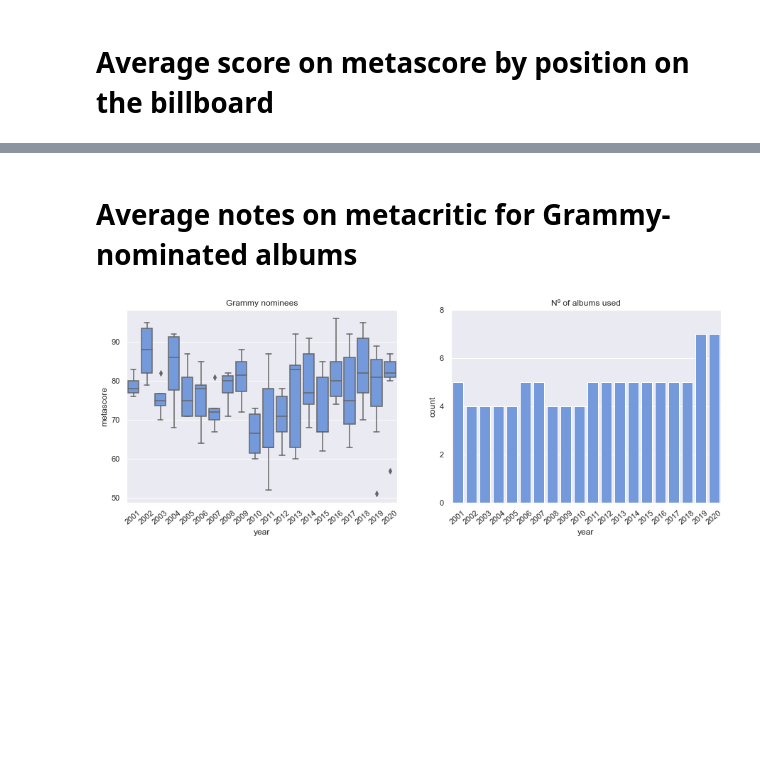
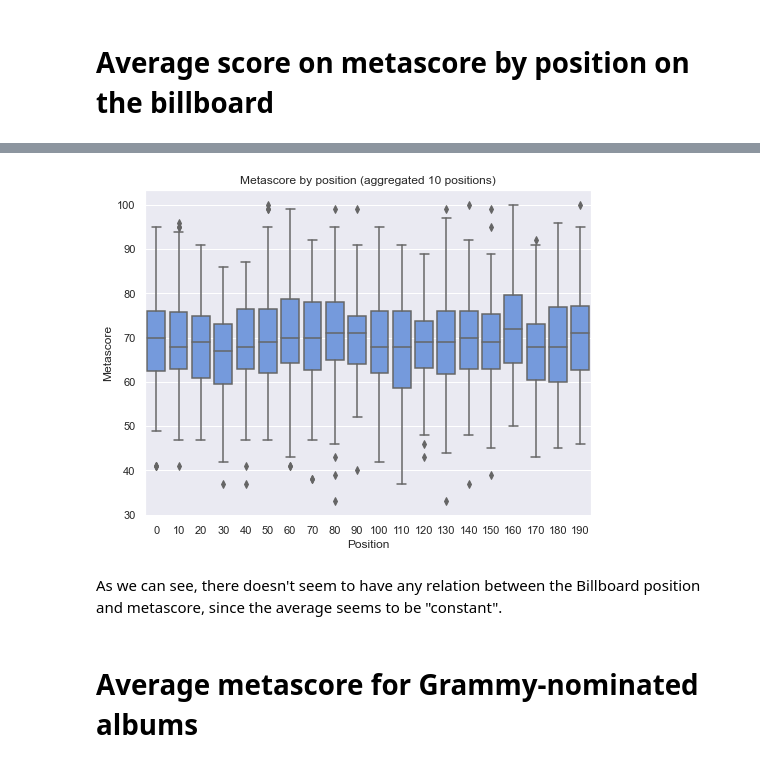
Before and after one commit to wainejr/CSB53, a Jupyter notebook: notebooks/graph_plots_joined_data.ipynb, the cells around one changed output, grey strips where cells are left out. Saved outputs shown, nothing was run; the diff lists cells and outputs as text; code cells hidden in the pictures; blank space fills up the shorter version.

```diff
--- a/notebooks/graph_plots_joined_data.ipynb
+++ b/notebooks/graph_plots_joined_data.ipynb
@@ -199,12 +271,14 @@ plt.show(fig)
 # %%
 _df_billboard = pd.DataFrame.from_dict(_all_billboard_data)
 _df_billboard = _df_billboard[["rank", "metascore"]]
-_df_rank_mean = _df_billboard.groupby(["rank"]).mean().reset_index()
-_df_rank_mean = _df_rank_mean[_df_rank_mean["rank"] <= 20]
+_df_billboard_top20 = _df_billboard[_df_billboard["rank"] <= 20]
 
-plt.rcParams['figure.figsize'] = [8, 6]
-ax = sns.barplot(x="rank", y="metascore", data=_df_rank_mean)
-ax.set_title("Metascore(average) by position - Top 20")
+# _df_rank_top20 = _df_billboard.groupby(["rank"]).mean().reset_index()
+
+fig, axes = plt.subplots(nrows=1, ncols=1)
+
+ax = sns.boxplot(x="rank", y="metascore", data=_df_billboard_top20, color="cornflowerblue", ax=axes)
+ax.set_title("Metascore by position - Top 20")
 
 plt.show(ax)
 # %% [output]
@@ -211,0 +286,12 @@ plt.show(ax)
+# %%
+_df_billboard = pd.DataFrame.from_dict(_all_billboard_data)
+_df_billboard = _df_billboard[["rank", "metascore"]]
+_df_billboard["rank_10"] = ((_df_billboard["rank"]-1) // 10) * 10
+_df_rank = _df_billboard.groupby("rank_10")
+
+_df_rank = _df_rank.agg({
+    "rank": ["min"],
+    "metascore": ["mean", "count", "min", "max"]
+})
+
+print(_df_rank)
@@ -212,5 +316,18 @@ plt.show(ax)
+# %%
+fig, axes = plt.subplots(nrows=1, ncols=1)
+
+ax = sns.boxplot(x="rank_10", y="metascore", data=_df_billboard, color="cornflowerblue")
+ax.set_title("Metascore by position (aggregated 10 positions)")
+ax.set_xlabel("Position")
+ax.set_ylabel("Metascore")
+
+plt.show(fig)
+# %% [output]
+[figure, added]
+# %% [markdown]
+As we can see, there doesn't seem to have any relation between the Billboard position and metascore, since the average seems to be "constant".
 # %% [markdown]
-# Average notes on metacritic for Grammy-nominated albums
+# Average metascore for Grammy-nominated albums
 # %%
 _df_only_grammy = pd.DataFrame(df_grammy[["grammy", "metascore", "link_album"]])
 _all_grammy_data = {"metascore": [], "link_album": [], "won": [], "year": []}
@@ -221,20 +338,8 @@ for v in _df_only_grammy.values:
     _all_grammy_data["won"].append(bool(v[0]["won"]))
 
 _df_grammy = pd.DataFrame.from_dict(_all_grammy_data)
+_df_billboard = pd.DataFrame.from_dict(_all_billboard_data)
+_df_billboard_top10 = _df_billboard[_df_billboard["rank"] <= 10]
 
-fig, axes = plt.subplots(nrows=1, ncols=2)
-fig.set_figheight(5)
-fig.set_figwidth(15)
-
-ax = sns.boxplot(x="year", y="metascore", data=_df_grammy, color="cornflowerblue", ax=axes[0])
-ax.set_xticklabels(ax.get_xticklabels(), rotation=40, ha="center")
-ax.set_title("Grammy nominees")
-
-ax = sns.countplot(x="year", data=_df_grammy, color="cornflowerblue", ax=axes[1])
-ax.set_xticklabels(ax.get_xticklabels(), rotation=40, ha="center")
-ax.set_yticks([0, 2, 4, 6, 8])
-ax.set_title("Nº of albums used")
-
-plt.show(fig)
+_df_metacritic_top10 = df_metacritic.groupby([df_metacritic["release_date"].dt.year]).apply(lambda grp: grp.nlargest(10, 'metascore'))
+_df_metacritic_top10["year"] = _df_metacritic_top10["release_date"].dt.year
-# %% [output]
-[figure, removed]
```
Also changed, not shown: parts of 21 cells of this notebook.
